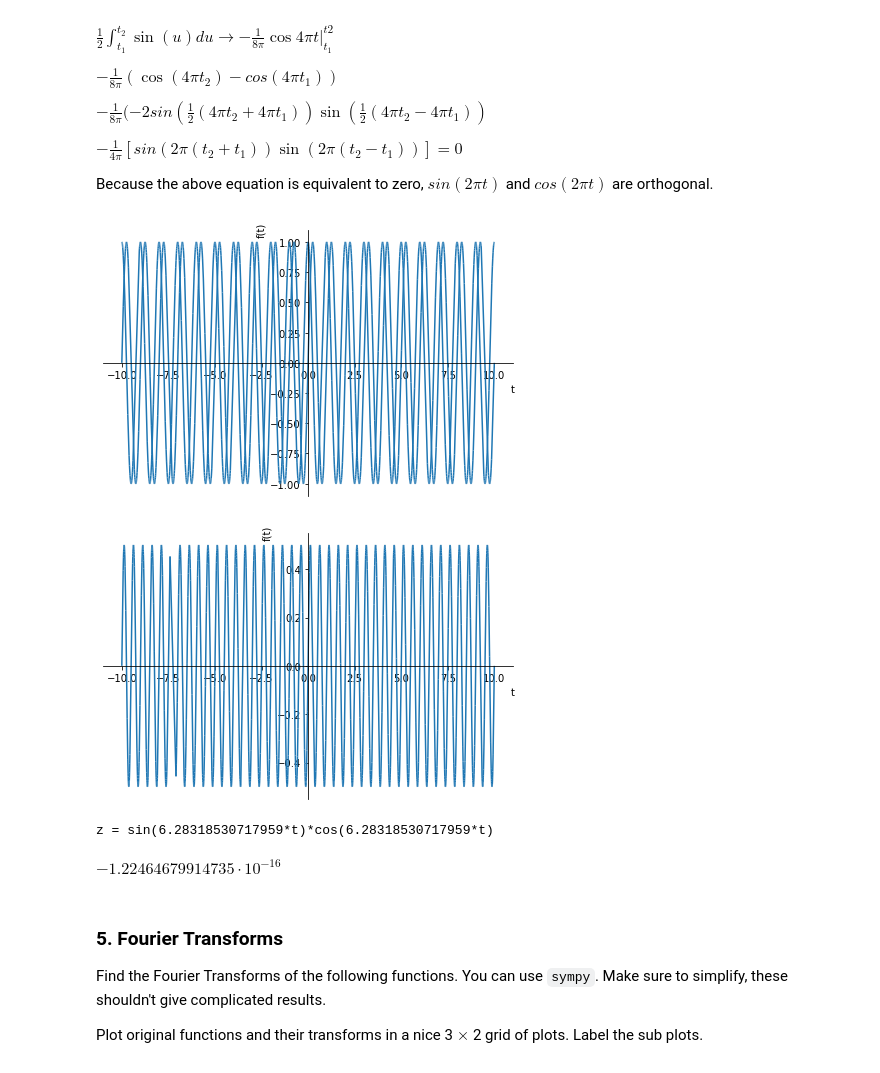
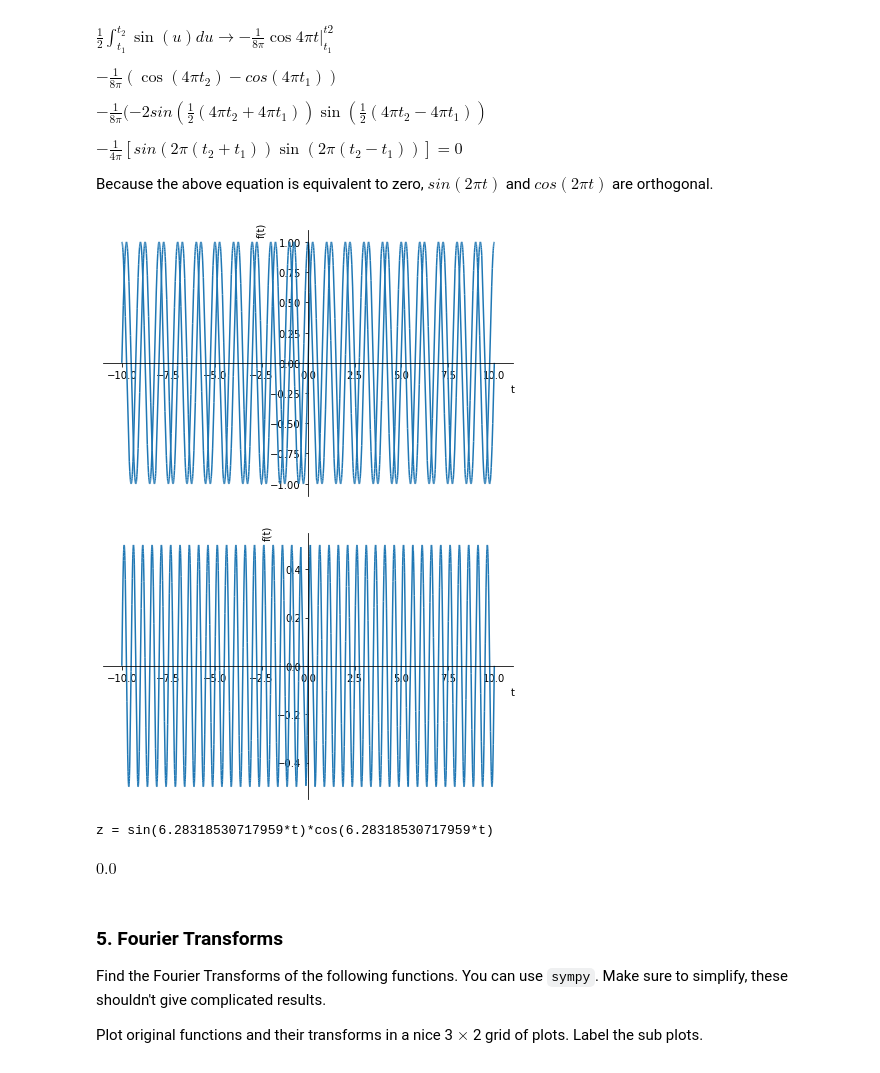
Before and after one commit to jwc0mbs3/eep502, a Jupyter notebook: combs_HW_06_Fourier_Due_11_21.ipynb, the cells around one changed output. Saved outputs shown, nothing was run; the diff lists cells and outputs as text; code cells hidden in the pictures.

```diff
--- a/combs_HW_06_Fourier_Due_11_21.ipynb
+++ b/combs_HW_06_Fourier_Due_11_21.ipynb
@@ -85,24 +98,24 @@ Because the above equation is equivalent to zero, $sin(2\pi t)$ and $cos(2\pi t)
 # %%
 t = sp.Symbol('t')
 pi = np.pi
 
 x = sp.sin(2*pi*t)
 y = sp.cos(2*pi*t)
 
 z = np.dot(x,y)
 
 sp.plot(x, y)
 
 sp.plot(z)
 
 print('z =', z)
 
-z.subs('t', 0.5)
+round(z.subs('t', 0.5), 3)
 # %% [output]
 [figure]
-[figure, old version]
+[figure, new version]
 z = sin(6.28318530717959*t)*cos(6.28318530717959*t)
-$\displaystyle -1.22464679914735 \cdot 10^{-16}$
+$\displaystyle 0.0$
 # %% [markdown]
 ### 5. Fourier Transforms
 
```
Also changed, not shown: parts of 7 cells of this notebook.
